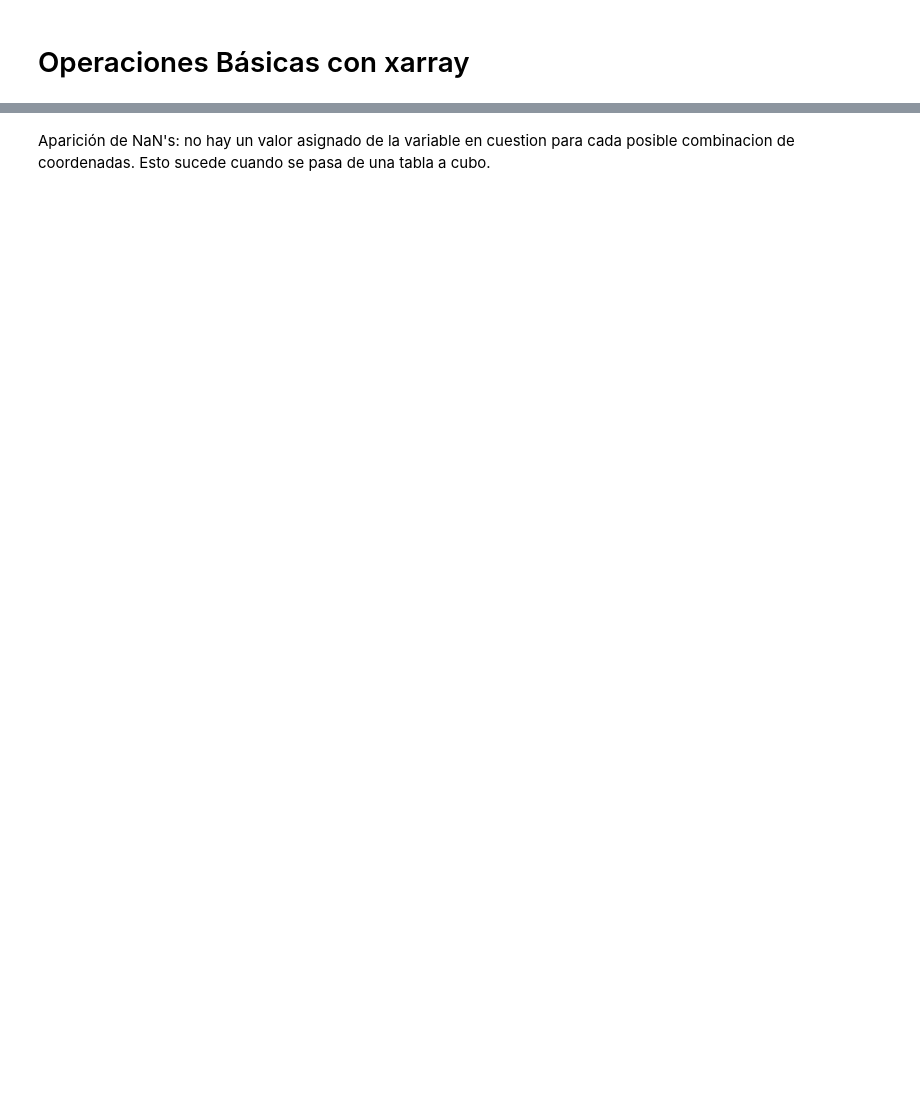
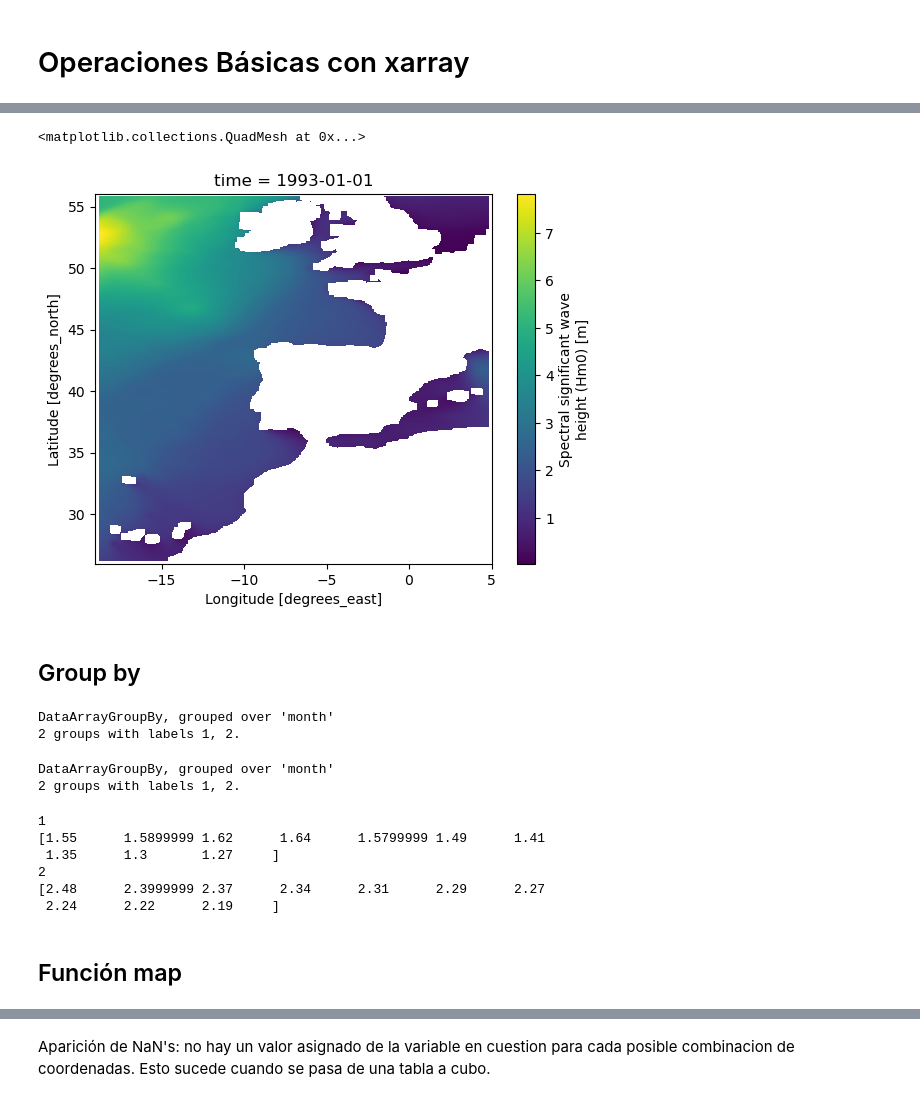
Before and after one commit to aturlione/curso_opendap_xarray, a Jupyter notebook: opendap_xarray.ipynb, the cells around one changed output, grey strips where cells are left out. Saved outputs shown, nothing was run; the diff lists cells and outputs as text; code cells hidden in the pictures; blank space fills up the shorter version.

```diff
--- a/opendap_xarray.ipynb
+++ b/opendap_xarray.ipynb
@@ -131,3 +179,34 @@ Interpolation,...,Resample, Rolling, Coarsen https://earth-env-data-science.gith
+# %%
+VHM0[0,:,:].rolling(latitude=10, longitude=10, center=True).mean().plot()
+# %% [output]
+<matplotlib.collections.QuadMesh at 0x...>
+[figure, added]
+# %% [markdown]
+## Group by
+# %%
+group_by=VHM0[0:1000,0,0].groupby(VHM0[0:1000,0,0].time.dt.month)
+group_by
+# %% [output]
+DataArrayGroupBy, grouped over 'month'
+2 groups with labels 1, 2.
+# %%
+group_by
+# %% [output]
+DataArrayGroupBy, grouped over 'month'
+2 groups with labels 1, 2.
+# %%
+for group_name, group_da in group_by:
+    print(group_name)
+    print(group_da.values[0:10])
+# %% [output]
+1
+[1.55      1.5899999 1.62      1.64      1.5799999 1.49      1.41
+ 1.35      1.3       1.27     ]
+2
+[2.48      2.3999999 2.37      2.34      2.31      2.29      2.27
+ 2.24      2.22      2.19     ]
+# %% [markdown]
+## Función map
 # %%
 # Check if values are in array
 VHM0[0,0:10,0].isin([1.55,1.56, 1.57,1.58])
```
Also changed, not shown: parts of 34 cells of this notebook.
